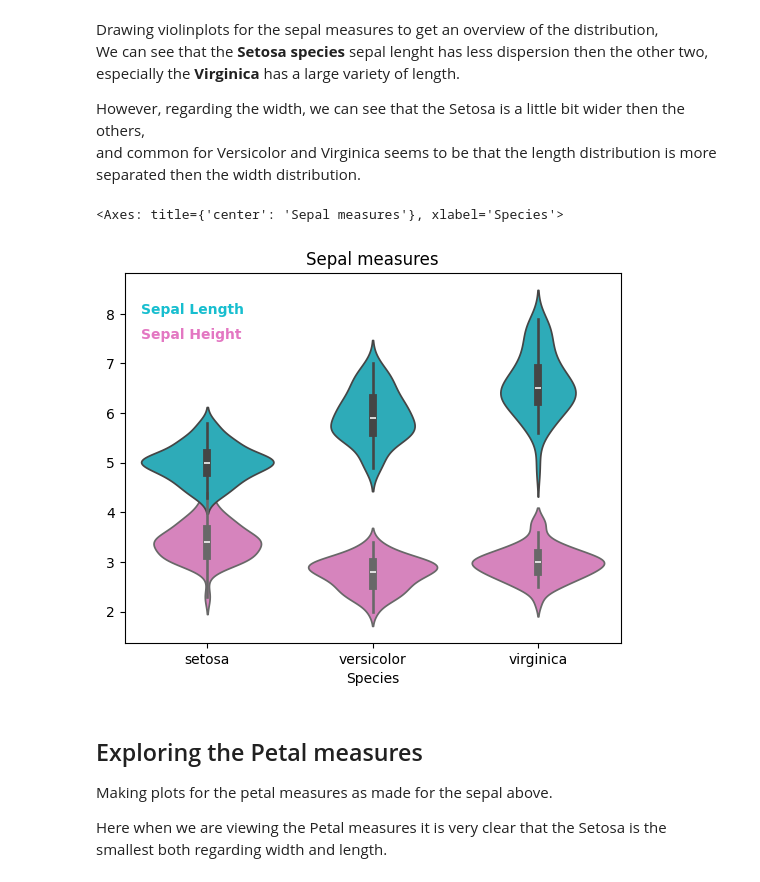
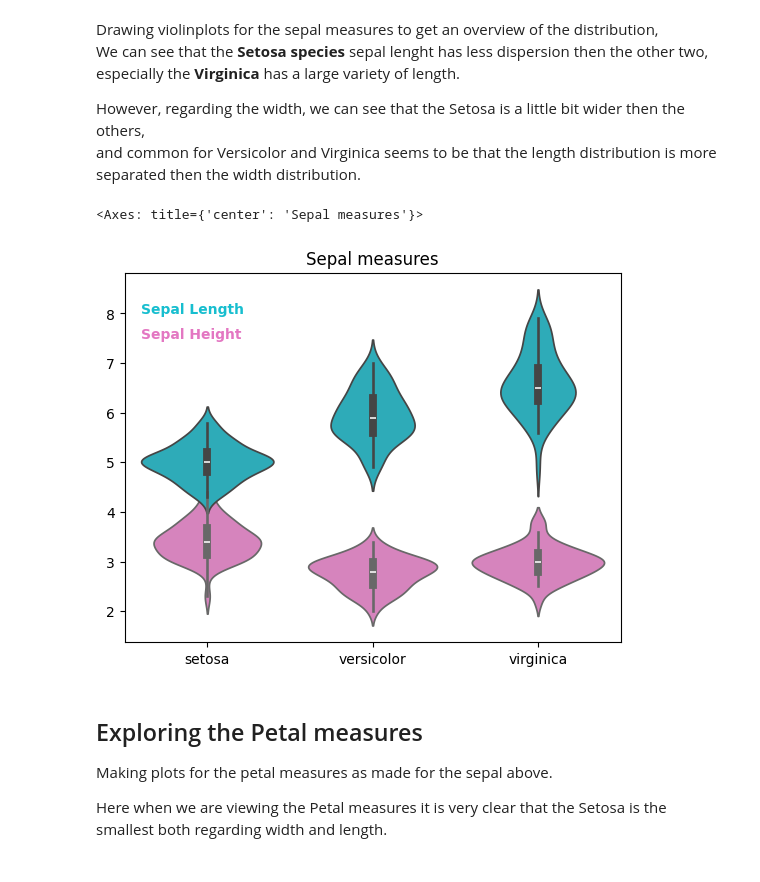
Before and after one commit to Crudeerz/Statistik-Rasmus-Berghall, a Jupyter notebook: Assignment/Code/analysis.ipynb, the cells around one changed output. Drawn from its saved outputs; the diff is of its cells as text; code cells hidden in the pictures.

```diff
--- a/Assignment/Code/analysis.ipynb
+++ b/Assignment/Code/analysis.ipynb
@@ -132,28 +140,28 @@ and common for Versicolor and Virginica seems to be that the length distribution
 # %%
 # Adding the width to plot
 s_box = sns.violinplot(data=iris,
                        x="class", y="sepal_width",
                        color=width_color)
 
 # Adding the length to plot
 s_box = sns.violinplot(data=iris,
                        x="class", y="sepal_length",
                        color=length_color)
 
 
 # Set labels
 s_box.set(ylabel="",
-          xlabel="Species",
+          xlabel="",
           title="Sepal measures")
 
 # Adding text to plot
 s_box.text(-0.4, 8, "Sepal Length", color=length_color, fontweight="bold")
 s_box.text(-0.4, 7.5, "Sepal Height", color=width_color, fontweight="bold")
 
 s_box
 # %% [output]
-<Axes: title={'center': 'Sepal measures'}, xlabel='Species'>
+<Axes: title={'center': 'Sepal measures'}>
-[figure, old version]
+[figure, new version]
 # %% [markdown]
 ## Exploring the Petal measures
 Making plots for the petal measures as made for the sepal above.
```
Also changed, not shown: parts of 8 cells of this notebook, 2 other files.
